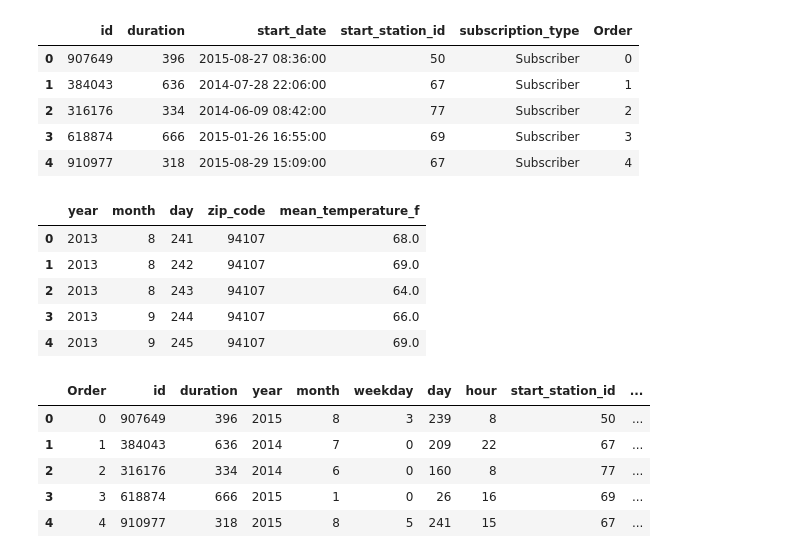
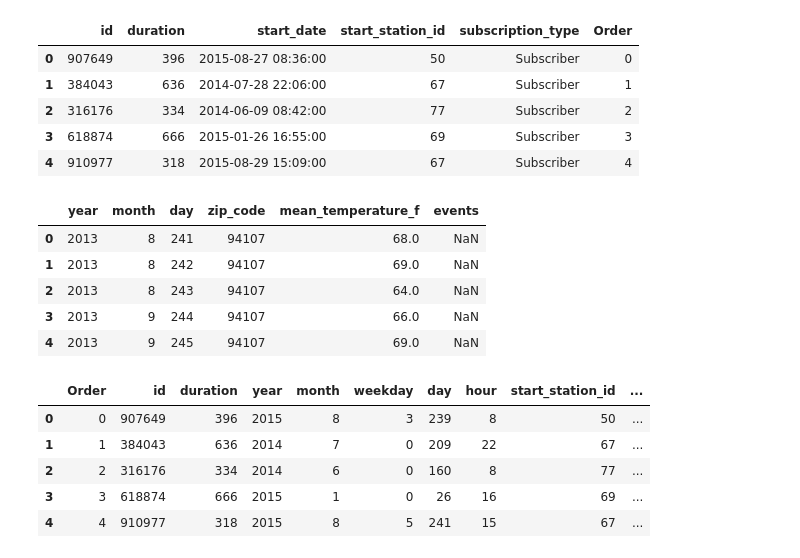
Before and after one commit to fpenovi/SFbikeTravelDuration, a Jupyter notebook: notebooks/code_drafts/KNN/PreProcessor_02.ipynb, the cells around one changed output. Drawn from its saved outputs; the diff is of its cells as text; code cells hidden in the pictures.

```diff
--- a/notebooks/code_drafts/KNN/PreProcessor_02.ipynb
+++ b/notebooks/code_drafts/KNN/PreProcessor_02.ipynb
@@ -20,7 +20,7 @@ dfTest = dfTest[['id',
 dfTrain['Order'] = pd.Series(xrange(len(dfTrain)))
 dfTest['Order'] = pd.Series(xrange(len(dfTest)))
 
-dfWeather = dfWeather[['date', 'zip_code', 'mean_temperature_f']]
+dfWeather = dfWeather[['date', 'zip_code', 'mean_temperature_f', 'events']]
 
 print len(dfTrain)
 dfTrain.head()
@@ -58,15 +58,15 @@ dfTrain.subscription_type = dfTrain.subscription_type.astype('category', categor
 dfTest.subscription_type = dfTest.subscription_type.astype('category', categories=subscriptionTypes).cat.codes
 # %%
 dfWeather = dfWeather.join(pd.DataFrame(wdates))[['year', 'month', 'day', 'zip_code',
-                                                  'mean_temperature_f']]
+                                                  'mean_temperature_f', 'events']]
 dfWeather.head()
 # %% [output]
-|  | year | month | day | zip_code | mean_temperature_f |
-| 0 | 2013 | 8 | 241 | 94107 | 68.0 |
-| 1 | 2013 | 8 | 242 | 94107 | 69.0 |
-| 2 | 2013 | 8 | 243 | 94107 | 64.0 |
-| 3 | 2013 | 9 | 244 | 94107 | 66.0 |
-| 4 | 2013 | 9 | 245 | 94107 | 69.0 |
+|  | year | month | day | zip_code | mean_temperature_f | events |
+| 0 | 2013 | 8 | 241 | 94107 | 68.0 | NaN |
+| 1 | 2013 | 8 | 242 | 94107 | 69.0 | NaN |
+| 2 | 2013 | 8 | 243 | 94107 | 64.0 | NaN |
+| 3 | 2013 | 9 | 244 | 94107 | 66.0 | NaN |
+| 4 | 2013 | 9 | 245 | 94107 | 69.0 | NaN |
 # %%
 dfTrain = dfTrain[['Order', 'id', 'duration', 'year',
                    'month', 'weekday', 'day',
```
Also changed, not shown: parts of 9 cells of this notebook, 2 other files.
